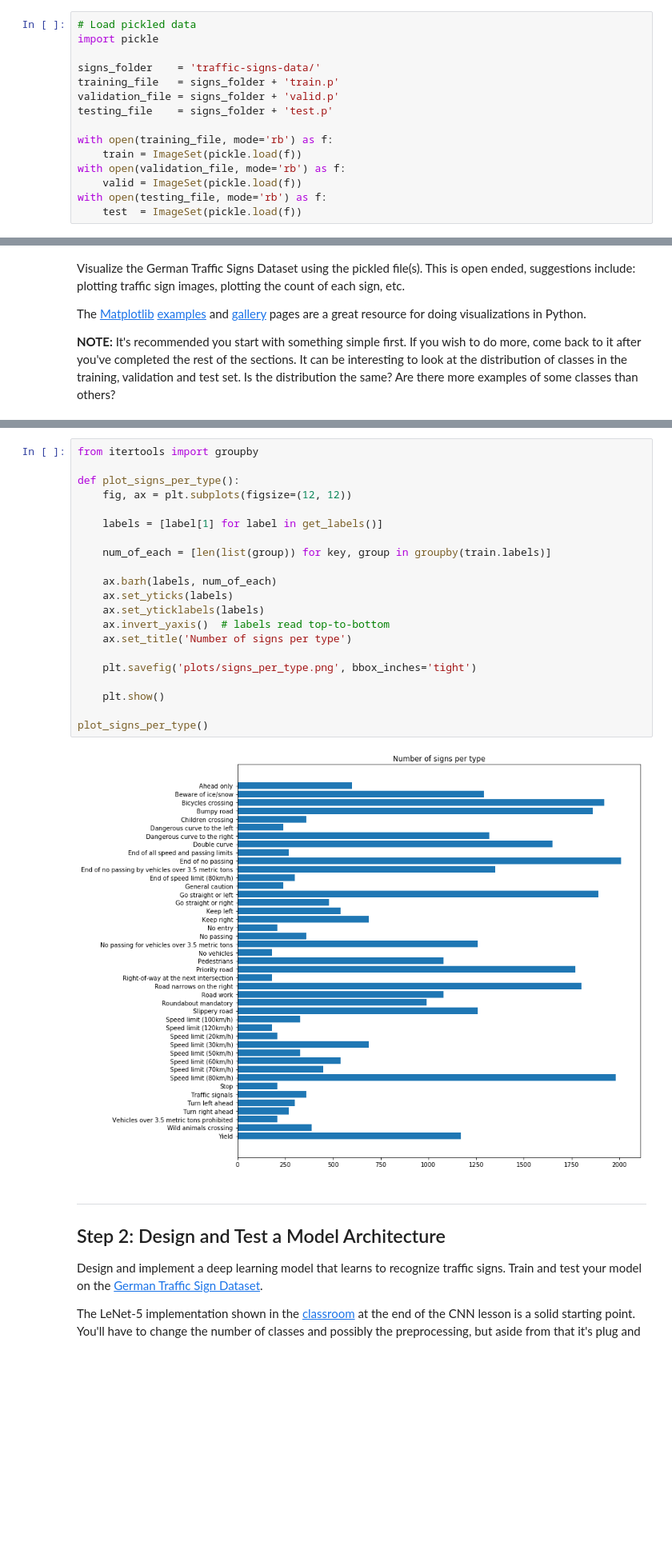
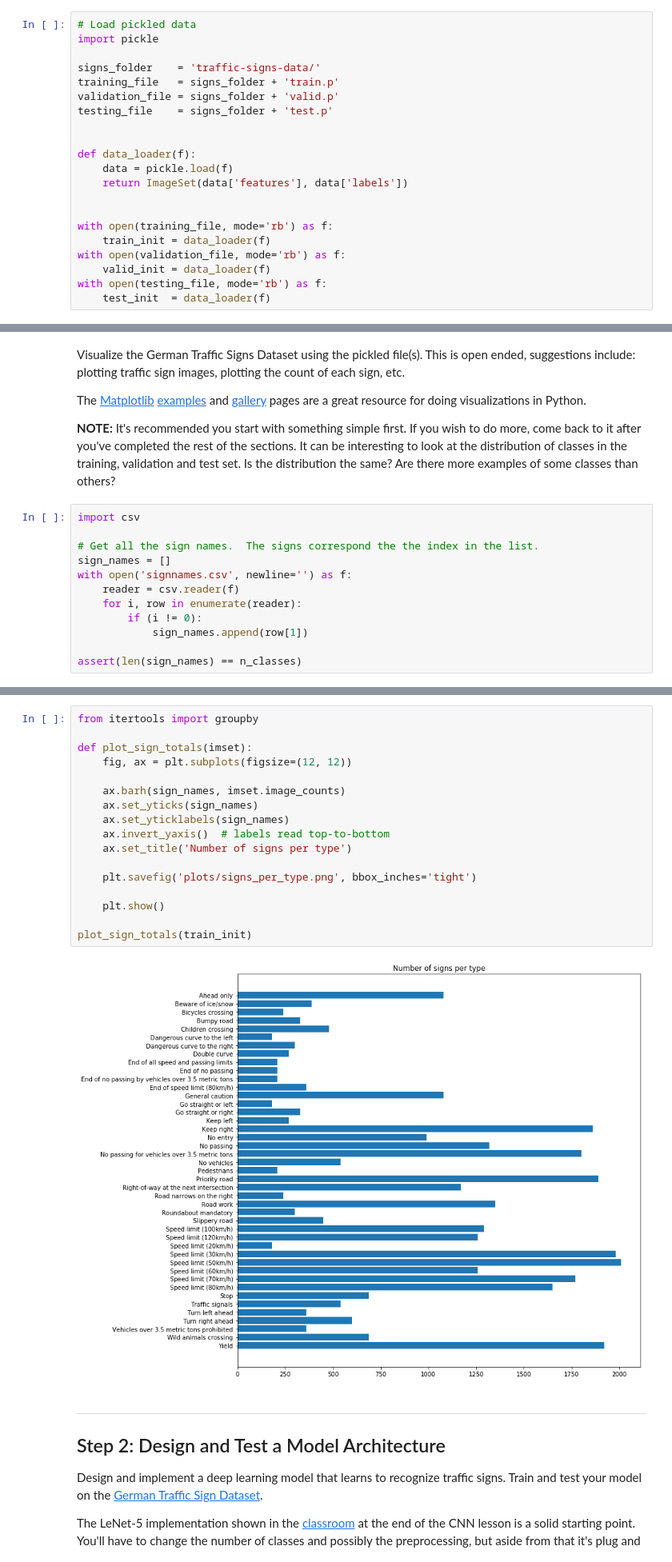
Before and after one commit to vssrcj/traffic-sign-classifier, a Jupyter notebook: Traffic_Sign_Classifier.ipynb, the cells around one changed output, grey strips where cells are left out. Shown at 80% size. Saved outputs shown, nothing was run; the diff lists cells and outputs as text; blank space fills up the shorter version.

```diff
--- a/Traffic_Sign_Classifier.ipynb
+++ b/Traffic_Sign_Classifier.ipynb
@@ -46,12 +60,18 @@ training_file   = signs_folder + 'train.p'
 validation_file = signs_folder + 'valid.p'
 testing_file    = signs_folder + 'test.p'
 
+
+def data_loader(f):
+    data = pickle.load(f)
+    return ImageSet(data['features'], data['labels'])
+
+
 with open(training_file, mode='rb') as f:
-    train = ImageSet(pickle.load(f))
+    train_init = data_loader(f)
 with open(validation_file, mode='rb') as f:
-    valid = ImageSet(pickle.load(f))
+    valid_init = data_loader(f)
 with open(testing_file, mode='rb') as f:
-    test  = ImageSet(pickle.load(f))
+    test_init  = data_loader(f)
 # %% [markdown]
 ---
 
@@ -97,4 +117,16 @@ Visualize the German Traffic Signs Dataset using the pickled file(s). This is op
 The [Matplotlib](http://matplotlib.org/) [examples](http://matplotlib.org/examples/index.html) and [gallery](http://matplotlib.org/gallery.html) pages are a great resource for doing visualizations in Python.
 
 **NOTE:** It's recommended you start with something simple first. If you wish to do more, come back to it after you've completed the rest of the sections. It can be interesting to look at the distribution of classes in the training, validation and test set. Is the distribution the same? Are there more examples of some classes than others?
+# %%
+import csv
+
+# Get all the sign names.  The signs correspond the the index in the list.
+sign_names = []
+with open('signnames.csv', newline='') as f:
+    reader = csv.reader(f)
+    for i, row in enumerate(reader):
+        if (i != 0):
+            sign_names.append(row[1])
+
+assert(len(sign_names) == n_classes)
 # %%
@@ -160,26 +180,22 @@ Go straight or left  (180 samples)
 # %%
 from itertools import groupby
 
-def plot_signs_per_type():
+def plot_sign_totals(imset):
     fig, ax = plt.subplots(figsize=(12, 12))
 
-    labels = [label[1] for label in get_labels()]
-
-    num_of_each = [len(list(group)) for key, group in groupby(train.labels)]
-
-    ax.barh(labels, num_of_each)
-    ax.set_yticks(labels)
-    ax.set_yticklabels(labels)
+    ax.barh(sign_names, imset.image_counts)
+    ax.set_yticks(sign_names)
+    ax.set_yticklabels(sign_names)
     ax.invert_yaxis()  # labels read top-to-bottom
     ax.set_title('Number of signs per type')
 
     plt.savefig('plots/signs_per_type.png', bbox_inches='tight')
 
     plt.show()
 
-plot_signs_per_type()
+plot_sign_totals(train_init)
 # %% [output]
-[figure, old version]
+[figure, new version]
 # %% [markdown]
 ----
 
```
Also changed, not shown: parts of 15 cells of this notebook, 3 other files.
